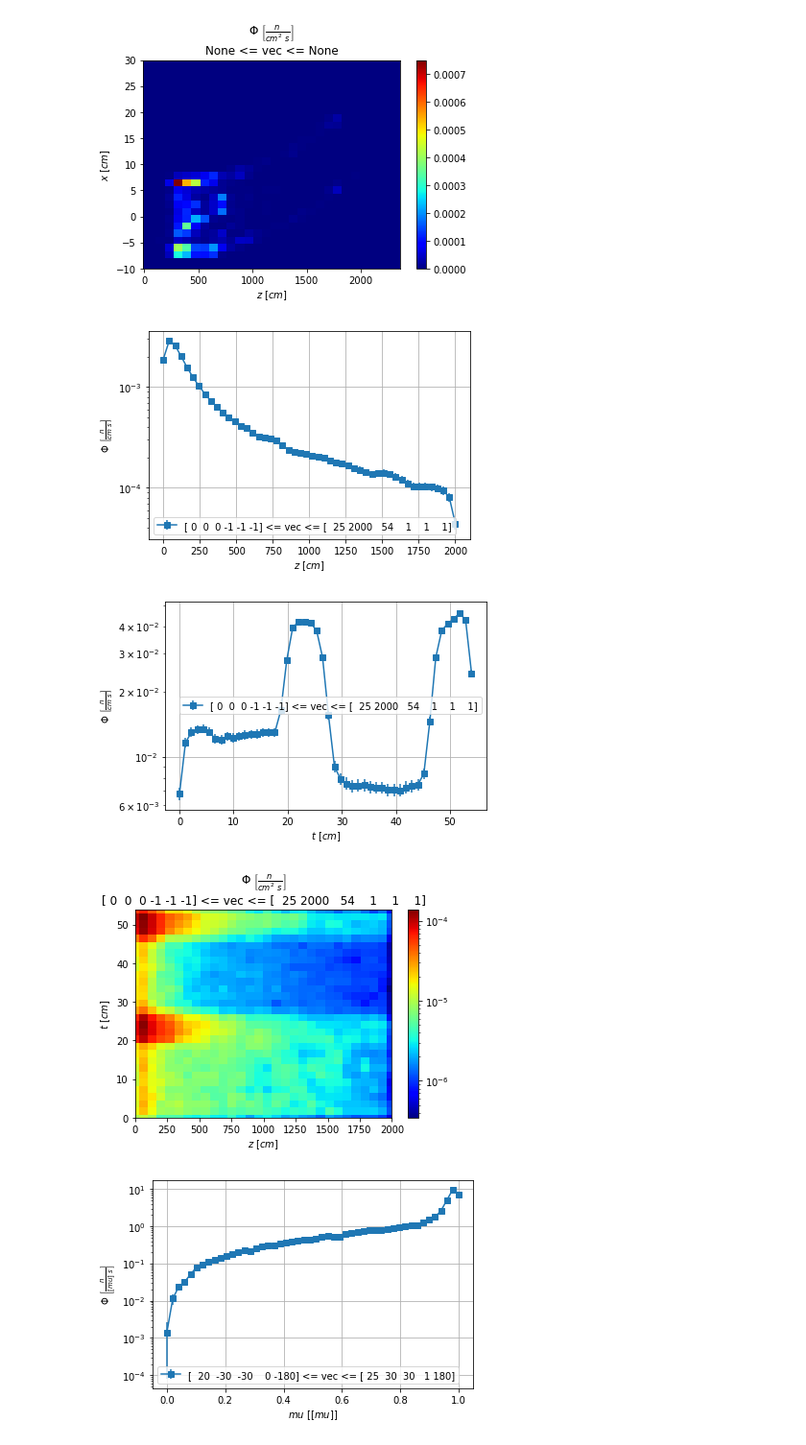
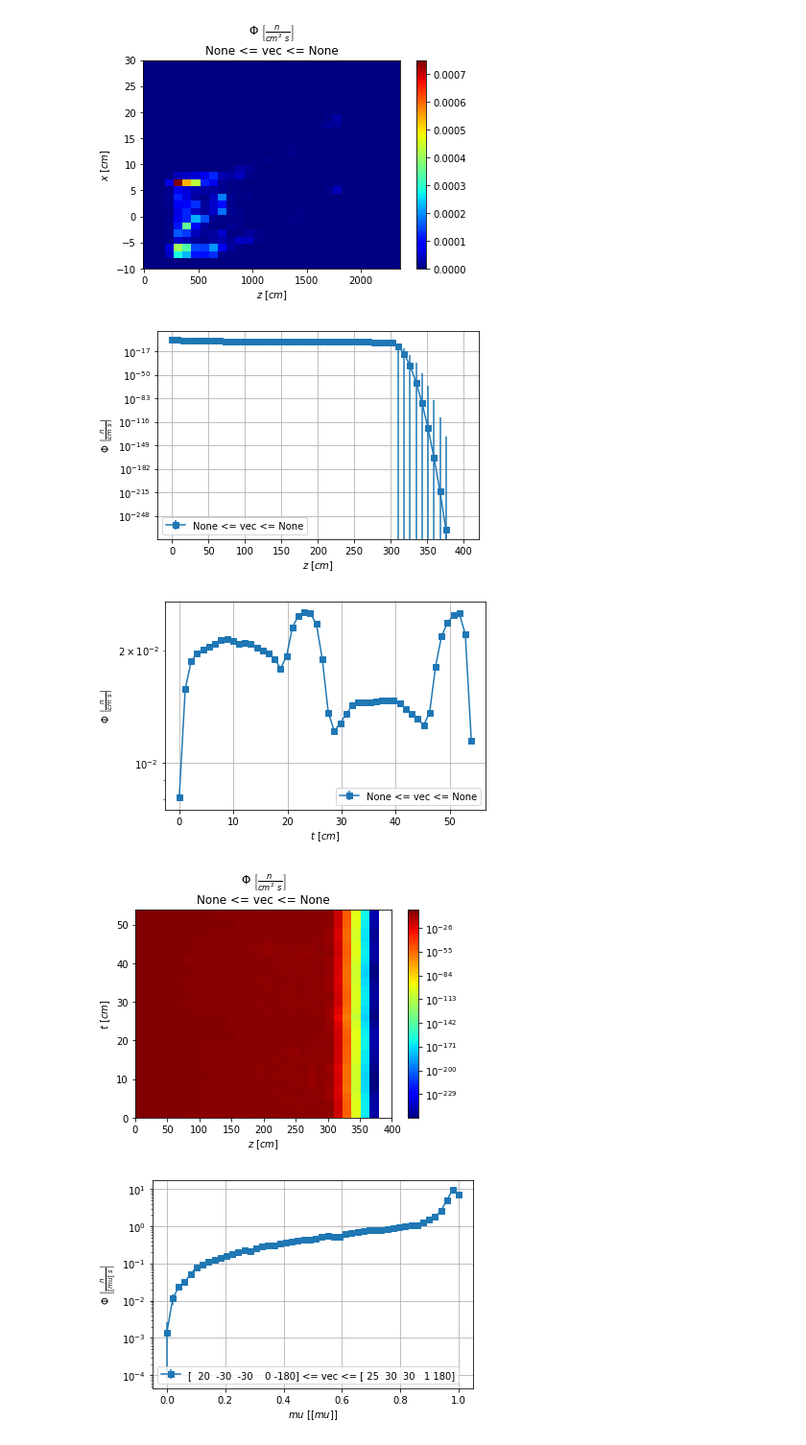
Before and after one commit to KDSource/KDSource, a Jupyter notebook: Auxiliares/plot.ipynb, the cells around one changed output. Shown: that part at 96% size. Drawn from its saved outputs; the diff is of its cells as text; code cells hidden in the pictures.

```diff
--- a/Auxiliares/plot.ipynb
+++ b/Auxiliares/plot.ipynb
@@ -11,7 +11,7 @@ np.set_printoptions(precision=3)
 # Abrir lista de particulas
 
 folder = "1_guia_n_mlcv" # "Ftes_tracks" #
-tracks = folder+"/D_tracks.ssv" # folder+"/GF12p_n" # ["Decay/Fe59.csv", "2_bunker_n_bw0/activ_fe.ssv", None] #
+tracks = folder+"/BC_tracks.ssv" # folder+"/GF12p_n" # ["Decay/Fe59.csv", "2_bunker_n_bw0/activ_fe.ssv", None] #
 readformat = "SSV" # ["Decay", "SSVtally", "Isotrop"]
 trasl = None # [118.5497276, -102.897199, 5.0] #
 rot = None # [0.0, 0.0, -158*np.pi/180.0] #
@@ -29,9 +29,9 @@ N = 887846
 # Crear KSource
 
 J = 1 # 3.669E+15
-#metric = ks.SepVarMetric(ks.Lethargy(10), ks.SurfXY(0), ks.Polar())
-metric = ks.SepVarMetric(ks.Lethargy(10), ks.Guide(7, 20, 2020, 92900), ks.Isotrop())
-#metric = ks.SepVarMetric(ks.Lethargy(10), ks.Vol(), ks.Isotrop())
+#metric = ks.Geometry([ks.Lethargy(10), ks.SurfXY(0), ks.Polar()])
+metric = ks.Geometry([ks.Lethargy(10), ks.Guide(7, 20, 300)])
+#metric = ks.Geometry([ks.Lethargy(10), ks.Vol(), ks.Isotrop()])
 s = ks.KSource(plist, metric, bw="silv", J=J)
 # %%
 # Ajustar KSource
@@ -79,30 +79,30 @@ plt.show()
 # %%
 # Graficos en zt (guia)
 
-DZ = 2000
+DZ = 400
 
-vec0 = [0, 0,0, -1,-1,-1]
-vec1 = [25, DZ,54, 1,1,1]
+vec0 = None # [0, 0,0, -1,-1,-1]
+vec1 = None # [25, DZ,54, 1,1,1]
 zz = np.linspace(0,DZ,50)
 fig,scores = s.plot_integr(zz, 1, vec0, vec1)
 plt.show(block=True)
 
-vec0 = [0, 0,0, -1,-1,-1]
-vec1 = [25, DZ,54, 1,1,1]
+vec0 = None # [0, 0,0, -1,-1,-1]
+vec1 = None # [25, DZ,54, 1,1,1]
 tt = np.linspace(0,54,50)
 fig,scores = s.plot_integr(tt, 2, vec0, vec1)
 plt.show(block=True)
 
-vec0 = [0, 0,0, -1,-1,-1] # [0, -30,-30, 0,-np.pi]
-vec1 = [25, DZ,54, 1,1,1] # [25, 30,30, 1,np.pi]
+vec0 = None # [0, 0,0, -1,-1,-1] # [0, -30,-30, 0,-np.pi]
+vec1 = None # [25, DZ,54, 1,1,1] # [25, 30,30, 1,np.pi]
 zz = np.linspace(0,DZ,30)
 tt = np.linspace(0,54,30)
 fig,scores = s.plot2D_integr([zz,tt], ["z","t"], vec0, vec1, scale="log")
 plt.show(block=True)
 # %% [output]
-[figure, old version]
+[figure, new version]
-[figure, old version]
+[figure, new version]
-[figure, old version]
+[figure, new version]
 # %%
 # Graficos polares
 
```
Also changed, not shown: parts of 4 cells of this notebook, 13 other files.
